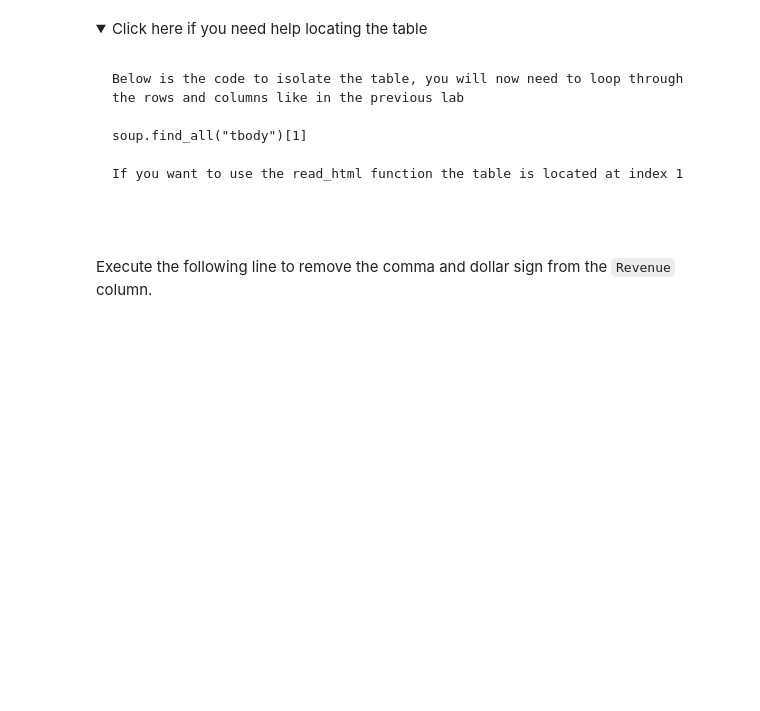
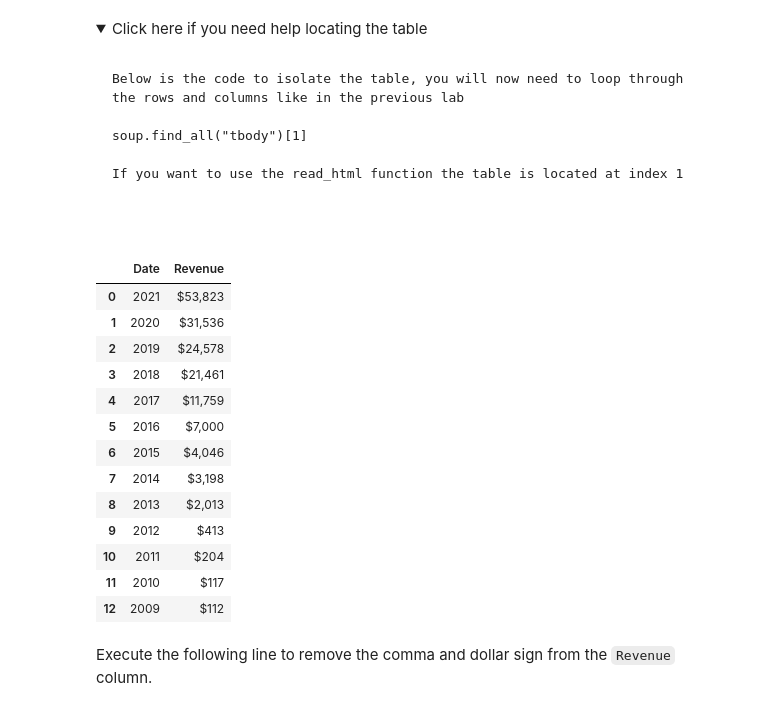
Before and after one commit to EIDSTER/coursera, a Jupyter notebook: Final Assignment.ipynb, the cells around one changed output. Cells and saved outputs as stored; diff of their text form; code cells hidden in the pictures; folded sections open; blank space fills up the shorter version.

Commit message:
run through

````diff
--- a/Final Assignment.ipynb
+++ b/Final Assignment.ipynb
@@ -71,3 +117,13 @@ Using the ticker object and the function `history` extract stock information and
 ## Question 2: Use Webscraping to Extract Tesla Revenue Data
 # %% [markdown]
 Use the `requests` library to download the webpage https://cf-courses-data.s3.us.cloud-object-storage.appdomain.cloud/IBMDeveloperSkillsNetwork-PY0220EN-SkillsNetwork/labs/project/revenue.htm Save the text of the response as a variable named `html_data`.
+# %%
+import requests
+
+url = "https://cf-courses-data.s3.us.cloud-object-storage.appdomain.cloud/IBMDeveloperSkillsNetwork-PY0220EN-SkillsNetwork/labs/project/revenue.htm"
+
+response = requests.get(url)
+
+html_data = response.text
+
+html_data
@@ -74,2 +132,8 @@ Use the `requests` library to download the webpage https://cf-courses-data.s3.us
 # %% [markdown]
 Parse the html data using `beautiful_soup`.
+# %%
+from bs4 import BeautifulSoup
+
+soup = BeautifulSoup(html_data, 'html.parser')
+
+soup.find('table').find_all('td')
@@ -90,6 +172,40 @@ If you want to use the read_html function the table is located at index 1
 ```
 
 </details>
+# %%
+tesla_revenue = pd.DataFrame(columns=['Date', 'Revenue'])
+
+# First we isolate the body of the table which contains all the information
+# Then we loop through each row and find all the column values for each row
+for row in soup.find('tbody').find_all('tr'):
+    col = row.find_all('td')
+    date = col[0].text
+    revenue = col[1].text
+
+    row_df = pd.DataFrame({"Date":[date], "Revenue":[revenue]})
+
+    # Got a future warning about using "append." Had to use "concat"
+    # tesla_revenue = tesla_revenue.append({"Date":date, "Revenue":revenue}, ignore_index=True)
+
+    tesla_revenue = pd.concat( [tesla_revenue, row_df ], ignore_index=True)
+
+
+tesla_revenue
+# %% [output]
+|  | Date | Revenue |
+| 0 | 2021 | $53,823 |
+| 1 | 2020 | $31,536 |
+| 2 | 2019 | $24,578 |
+| 3 | 2018 | $21,461 |
+| 4 | 2017 | $11,759 |
+| 5 | 2016 | $7,000 |
+| 6 | 2015 | $4,046 |
+| 7 | 2014 | $3,198 |
+| 8 | 2013 | $2,013 |
+| 9 | 2012 | $413 |
+| 10 | 2011 | $204 |
+| 11 | 2010 | $117 |
+| 12 | 2009 | $112 |
 # %% [markdown]
 Execute the following line to remove the comma and dollar sign from the `Revenue` column.
 # %%
````
Also changed, not shown: parts of 9 cells of this notebook.
